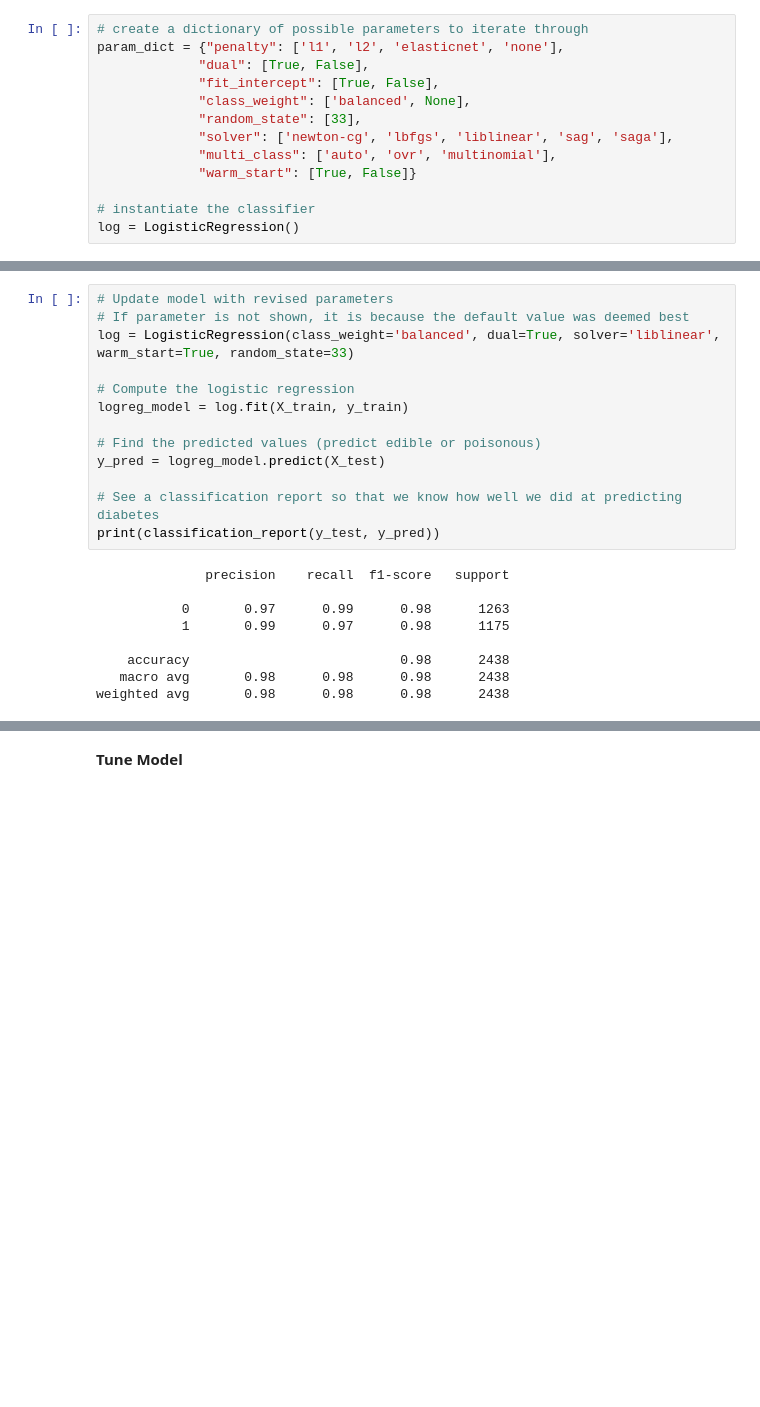
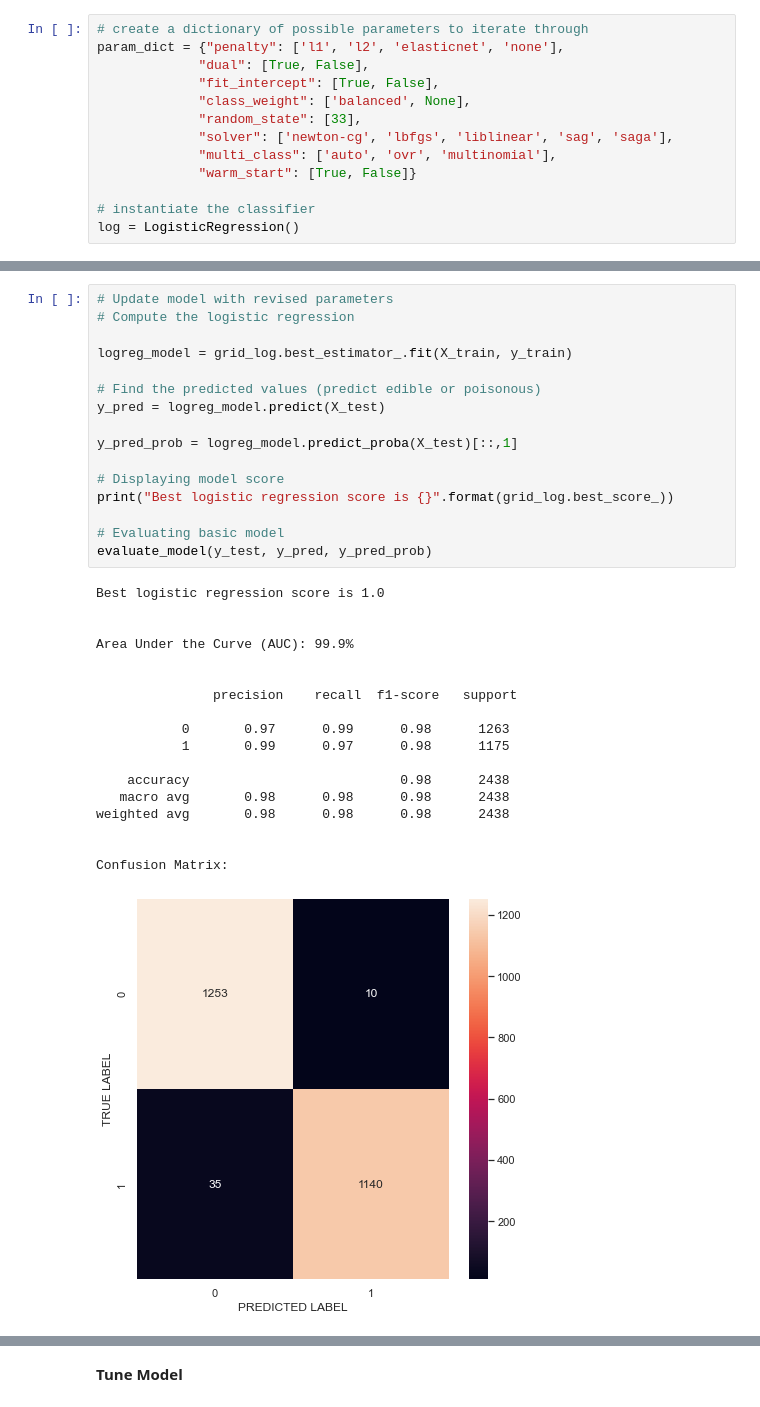
Before and after one commit to artolon/Final-Project, a Jupyter notebook: Part2_Mushroom-Models.ipynb, the cells around one changed output, grey strips where cells are left out. Saved outputs shown, nothing was run; the diff lists cells and outputs as text; blank space fills up the shorter version.

```diff
--- a/Part2_Mushroom-Models.ipynb
+++ b/Part2_Mushroom-Models.ipynb
@@ -484,24 +517,37 @@ Tuned Logistic Regression Parameters: {'class_weight': 'balanced', 'dual': True,
 Best logistic regression score is 1.0
 # %%
 # Update model with revised parameters
-# If parameter is not shown, it is because the default value was deemed best
-log = LogisticRegression(class_weight='balanced', dual=True, solver='liblinear', warm_start=True, random_state=33)
+# Compute the logistic regression
 
-# Compute the logistic regression
-logreg_model = log.fit(X_train, y_train)
+logreg_model = grid_log.best_estimator_.fit(X_train, y_train)
 
 # Find the predicted values (predict edible or poisonous)
 y_pred = logreg_model.predict(X_test)
 
-# See a classification report so that we know how well we did at predicting diabetes
-print(classification_report(y_test, y_pred))
+y_pred_prob = logreg_model.predict_proba(X_test)[::,1]
+
+# Displaying model score
+print("Best logistic regression score is {}".format(grid_log.best_score_))
+
+# Evaluating basic model
+evaluate_model(y_test, y_pred, y_pred_prob)
 # %% [output]
-              precision    recall  f1-score   support
+Best logistic regression score is 1.0
+
+
+Area Under the Curve (AUC): 99.9%
+
+
+               precision    recall  f1-score   support
 
            0       0.97      0.99      0.98      1263
            1       0.99      0.97      0.98      1175
 
     accuracy                           0.98      2438
    macro avg       0.98      0.98      0.98      2438
 weighted avg       0.98      0.98      0.98      2438
+
+
+Confusion Matrix:
+[figure, added]
 # %% [markdown]
```
Also changed, not shown: parts of 42 cells of this notebook.
